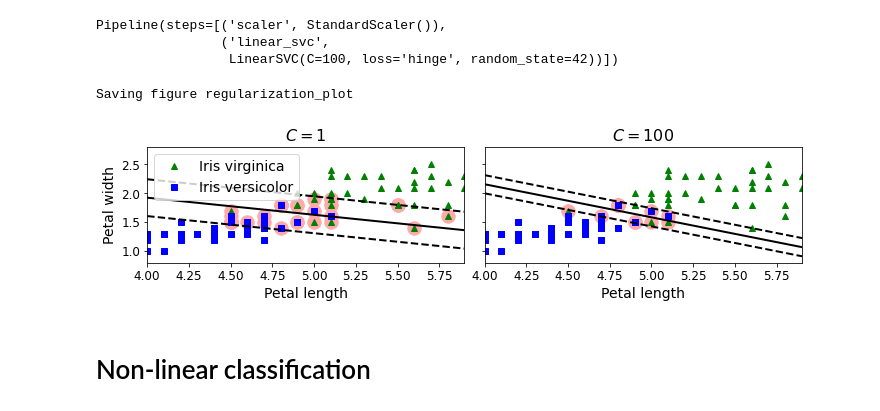
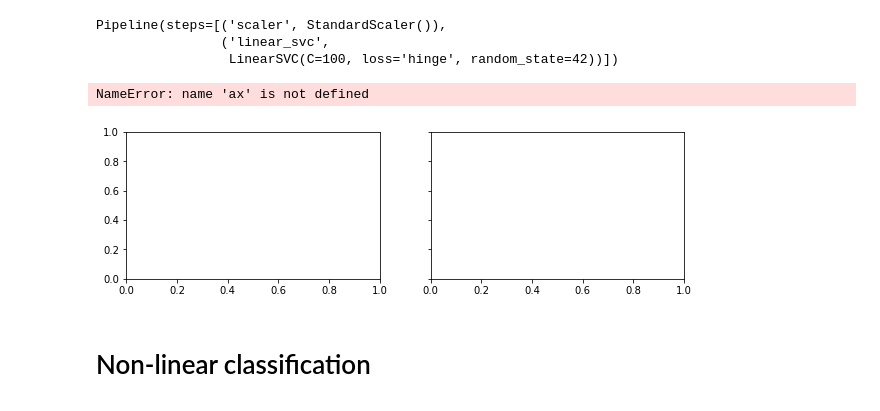
Before and after one commit to jy12060026ai/excss-stats, a Jupyter notebook: handson/05-support-vector-machines.ipynb, the cells around one changed output. Cells and saved outputs as stored; diff of their text form; code cells hidden in the pictures.

```diff
--- a/handson/05-support-vector-machines.ipynb
+++ b/handson/05-support-vector-machines.ipynb
@@ -232,28 +224,25 @@ support_vectors_idx2 = (t * (X.dot(w2) + b2) < 1).flatten()
 svm_clf1.support_vectors_ = X[support_vectors_idx1]
 svm_clf2.support_vectors_ = X[support_vectors_idx2]
 # %%
-fig, axes = plt.subplots(ncols=2, figsize=(10, 2.7), sharey=True)
+_, axes = plt.subplots(1, 2, figsize=(10, 4), dpi=100, constrained_layout=True)
 
-plt.sca(axes[0])
-ax.plot(X[:, 0][y == 1], X[:, 1][y == 1], "g^", label="Iris virginica")
-ax.plot(X[:, 0][y == 0], X[:, 1][y == 0], "bs", label="Iris versicolor")
+axes[0].plot(X[:, 0][y == 1], X[:, 1][y == 1], "g^", label="Iris virginica")
+axes[0].plot(X[:, 0][y == 0], X[:, 1][y == 0], "bs", label="Iris versicolor")
 plot_svc_decision_boundary(svm_clf1, 4, 5.9)
-ax.set(xlabel="Petal length", fontsize='medium')
-ax.set(ylabel="Petal width", fontsize='medium')
-ax.legend(loc="upper left", fontsize='medium')
-ax.set(title="$C = {}$".format(svm_clf1.C), fontsize='large')
-ax.set(xlim=[4, 5.9, 0.8, 2.8])
+axes[0].set(xlabel="Petal length", ylabel="Petal width", title="$C = {svm_clf1.C}$")
+axes[0].legend(loc="upper left", fontsize='medium')
+axes[0].set(xlim=[4, 5.9, 0.8, 2.8])
 
 plt.sca(axes[1])
 ax.plot(X[:, 0][y == 1], X[:, 1][y == 1], "g^")
 ax.plot(X[:, 0][y == 0], X[:, 1][y == 0], "bs")
 plot_svc_decision_boundary(svm_clf2, 4, 5.99)
 ax.set(xlabel="Petal length", fontsize='medium')
 ax.set(title="$C = {}$".format(svm_clf2.C), fontsize='large')
 ax.set(xlim=[4, 5.9, 0.8, 2.8])
 # %% [output]
-Saving figure regularization_plot
+NameError: name 'ax' is not defined
-[figure, old version]
+[figure, new version]
 # %% [markdown]
 # Non-linear classification
 # %%
```
Also changed, not shown: parts of 4 cells of this notebook, 1 other file.
